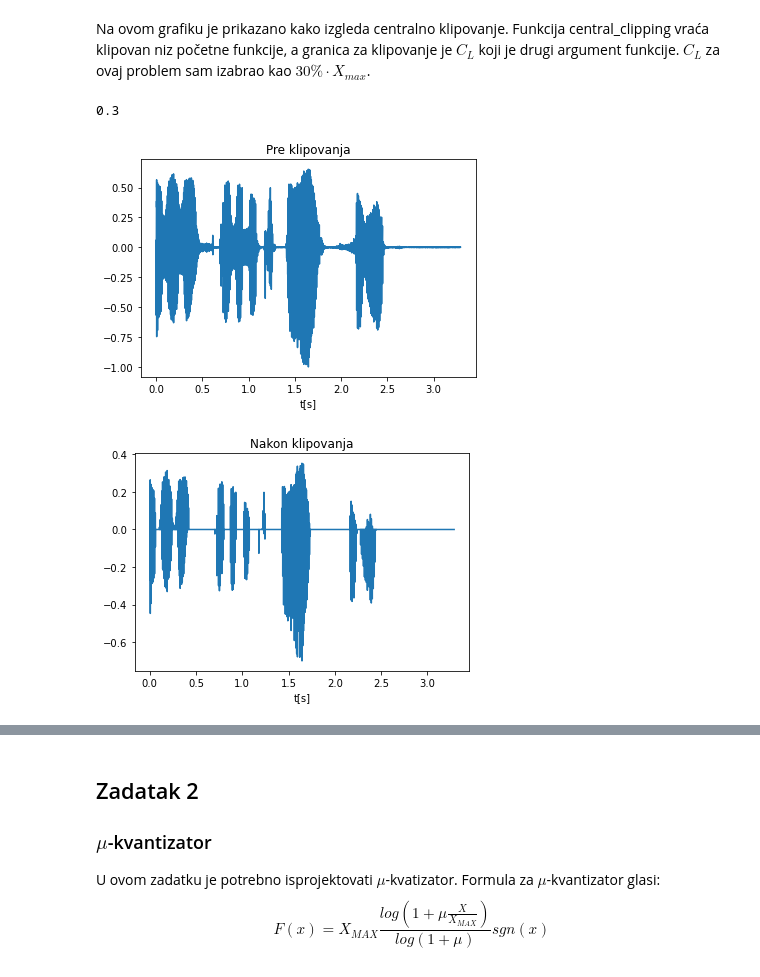
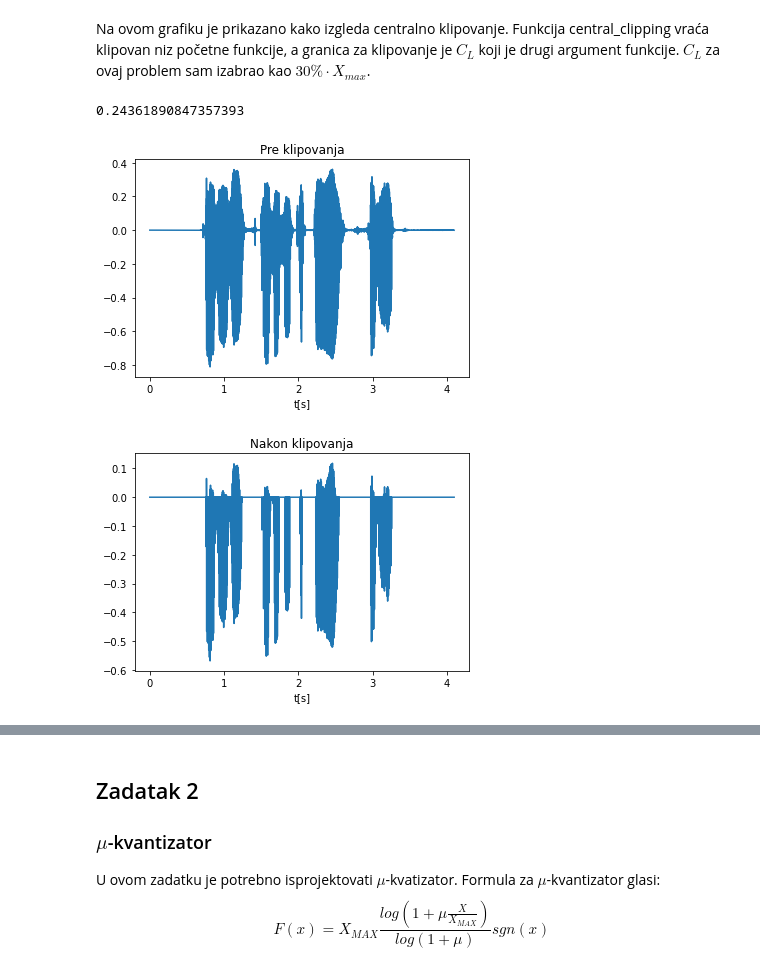
Before and after one commit to mmacura9/opg_dom, a Jupyter notebook: domaci/domaci_opg_2018_0261.ipynb, the cells around one changed output, grey strips where cells are left out. Cells and saved outputs as stored; diff of their text form; code cells hidden in the pictures.

```diff
--- a/domaci/domaci_opg_2018_0261.ipynb
+++ b/domaci/domaci_opg_2018_0261.ipynb
@@ -180 +181,7 @@ Text(0.5, 0, 't[s]')
 [figure]
+# %%
+num = 0
+for i in range(speech.size-1):
+    if speech[i] == 0 and speech[i+1] == 1:
+        num=num+1
+print("Ukupno reci: " + str(num))
@@ -270,7 +285,9 @@ max_peaks, _ = find_peaks(data)
 min_peaks, _ = find_peaks(-data)
 
 m1 = np.zeros(data.size)
-m1[max_peaks[max_peaks>0]] = data[max_peaks[max_peaks>0]]
+for i in range(max_peaks.size):
+    if data[max_peaks[i]] > 0:
+        m1[max_peaks[i]] = data[max_peaks[i]]
 
 m2 = np.zeros(data.size)
 
@@ -278,7 +295,9 @@ m3 = np.zeros(data.size)
 m3[max_peaks[0]] = data[max_peaks[0]]
 
 m4 = np.zeros(data.size)
-m4[min_peaks[min_peaks<0]] = -data[min_peaks[min_peaks<0]]
+for i in range(min_peaks.size):
+    if data[min_peaks[i]] < 0:
+        m4[min_peaks[i]] = -data[min_peaks[i]]
 
 m5 = np.zeros(data.size)
 m5[min_peaks[0]] = data[min_peaks[0]]
@@ -418,34 +437,30 @@ $C_L$ za ovaj problem sam izabrao kao $30\% \cdot X_{max}$.
 # %%
 samplerate, data = wavfile.read("pitch.wav")
 # normalizacija
 data = data/np.max(abs(data))
 
+sos = signal.butter(4, [60, 800], btype='bandpass', analog=False, fs=8000, output='sos')
+data = signal.sosfilt(sos, data)
+t = np.arange(data.size)/8000
+
 Xmax = np.max(np.abs(data))
 Cl = 0.3*Xmax
 out = central_clipping(data, Cl)
 
-for i in range(out.size):
-    if(out[i]!=0):
-        break
-    out = out[i+1:]
-    data = data[i+1:]
-
 t = np.arange(out.size)/8000
-
-
 
 plt.figure()
 plt.title('Pre klipovanja')
 plt.plot(t, data)
 plt.xlabel('t[s]')
 
 plt.figure()
 plt.title('Nakon klipovanja')
 plt.plot(t, out)
 plt.xlabel('t[s]')
 
 print(Cl)
 # %% [output]
-0.3
+0.24361890847357393
-[figure, old version]
+[figure, new version]
-[figure, old version]
+[figure, new version]
```
Also changed, not shown: parts of 28 cells of this notebook, 1 other file.
